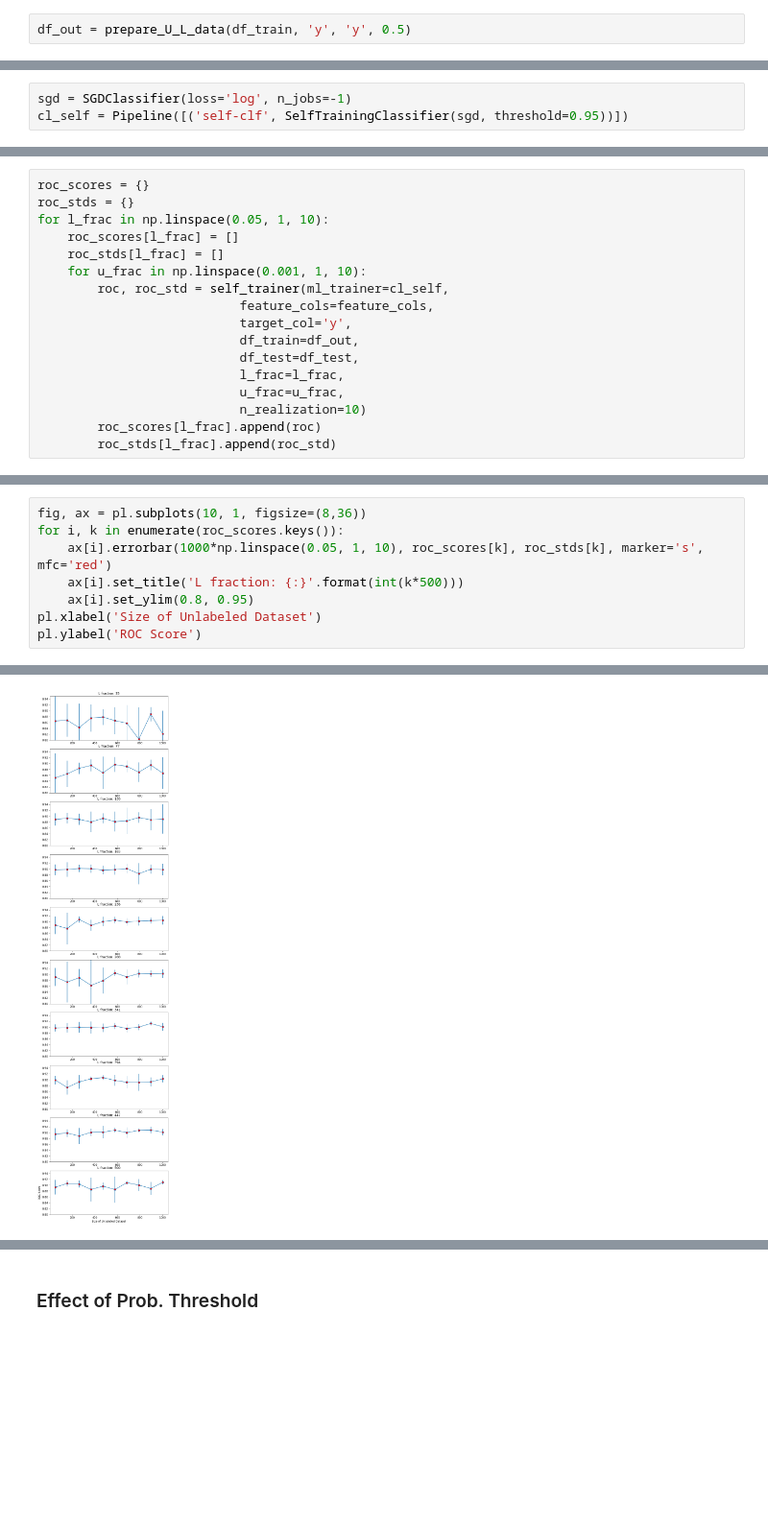
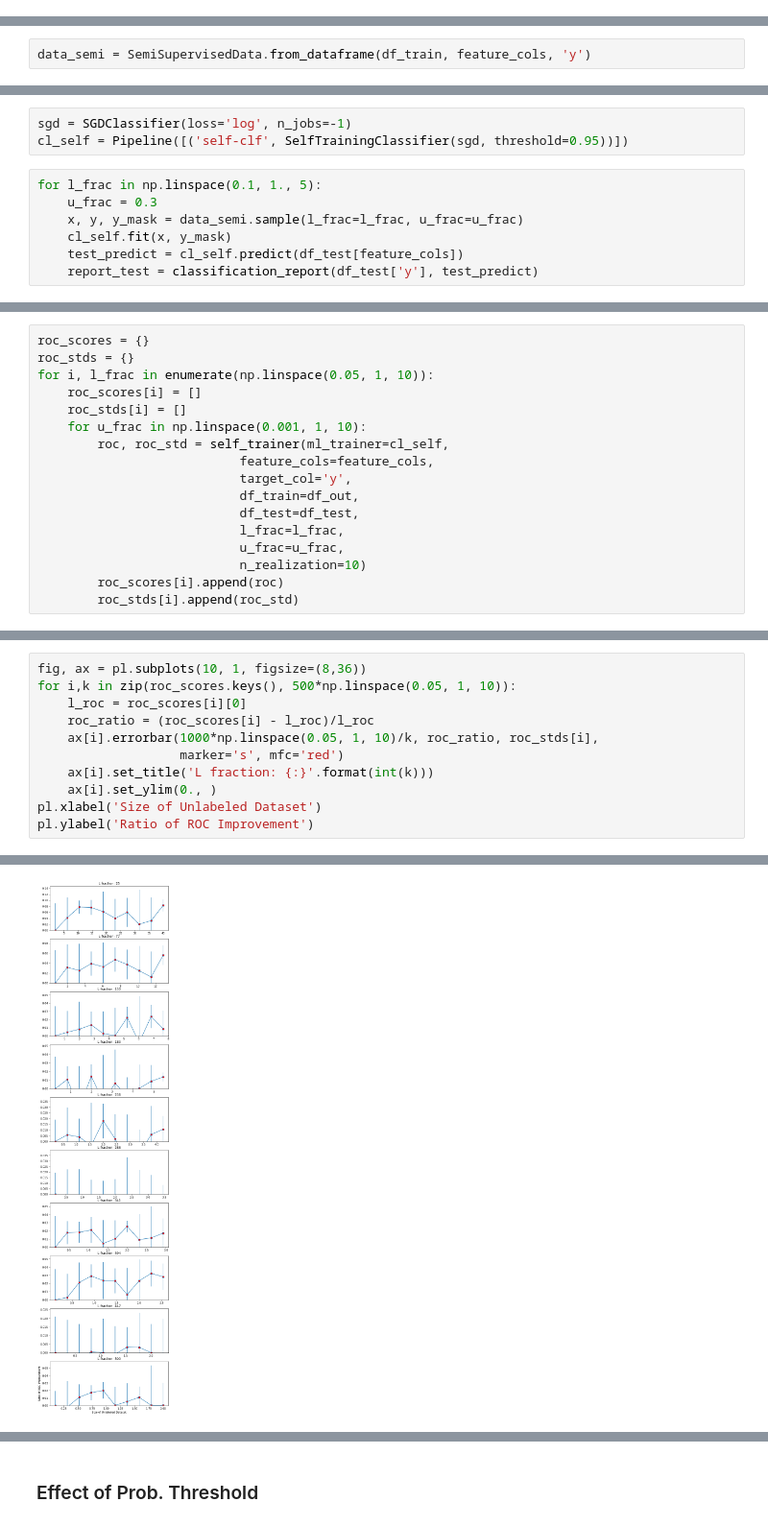
Before and after one commit to khroushan/semi-supervised-ml, a Jupyter notebook: notebooks/20_gaussian_data.ipynb, the cells around one changed output, grey strips where cells are left out. Shown at 96% size. Cells and saved outputs as stored; diff of their text form; blank space fills up the shorter version.

```diff
--- a/notebooks/20_gaussian_data.ipynb
+++ b/notebooks/20_gaussian_data.ipynb
@@ -119,2 +54,0 @@ def self_trainer(ml_trainer,
-# %%
-df_out = prepare_U_L_data(df_train, 'y', 'y', 0.5)
@@ -130,0 +57,2 @@ Name: y, dtype: int64
+# %%
+data_semi = SemiSupervisedData.from_dataframe(df_train, feature_cols, 'y')
@@ -131,3 +61,10 @@ Name: y, dtype: int64
 # %%
 sgd = SGDClassifier(loss='log', n_jobs=-1)
 cl_self = Pipeline([('self-clf', SelfTrainingClassifier(sgd, threshold=0.95))])
+# %%
+for l_frac in np.linspace(0.1, 1., 5):
+    u_frac = 0.3
+    x, y, y_mask = data_semi.sample(l_frac=l_frac, u_frac=u_frac)
+    cl_self.fit(x, y_mask)
+    test_predict = cl_self.predict(df_test[feature_cols])
+    report_test = classification_report(df_test['y'], test_predict)
@@ -134,9 +106,9 @@ cl_self = Pipeline([('self-clf', SelfTrainingClassifier(sgd, threshold=0.95))])
 # %%
 roc_scores = {}
 roc_stds = {}
-for l_frac in np.linspace(0.05, 1, 10):
-    roc_scores[l_frac] = []
-    roc_stds[l_frac] = []
+for i, l_frac in enumerate(np.linspace(0.05, 1, 10)):
+    roc_scores[i] = []
+    roc_stds[i] = []
     for u_frac in np.linspace(0.001, 1, 10):
         roc, roc_std = self_trainer(ml_trainer=cl_self,
                            feature_cols=feature_cols,
@@ -146,5 +118,5 @@ for l_frac in np.linspace(0.05, 1, 10):
                            l_frac=l_frac,
                            u_frac=u_frac,
                            n_realization=10)
-        roc_scores[l_frac].append(roc)
-        roc_stds[l_frac].append(roc_std)
+        roc_scores[i].append(roc)
+        roc_stds[i].append(roc_std)
@@ -151,9 +125,12 @@ for l_frac in np.linspace(0.05, 1, 10):
 # %%
 fig, ax = pl.subplots(10, 1, figsize=(8,36))
-for i, k in enumerate(roc_scores.keys()):
-    ax[i].errorbar(1000*np.linspace(0.05, 1, 10), roc_scores[k], roc_stds[k], marker='s', mfc='red')
-    ax[i].set_title('L fraction: {:}'.format(int(k*500)))
-    ax[i].set_ylim(0.8, 0.95)
+for i,k in zip(roc_scores.keys(), 500*np.linspace(0.05, 1, 10)):
+    l_roc = roc_scores[i][0]
+    roc_ratio = (roc_scores[i] - l_roc)/l_roc
+    ax[i].errorbar(1000*np.linspace(0.05, 1, 10)/k, roc_ratio, roc_stds[i],
+                   marker='s', mfc='red')
+    ax[i].set_title('L fraction: {:}'.format(int(k)))
+    ax[i].set_ylim(0., )
 pl.xlabel('Size of Unlabeled Dataset')
-pl.ylabel('ROC Score')
+pl.ylabel('Ratio of ROC Improvement')
 # %% [output]
@@ -161,4 +138,4 @@ Text(0, 0.5, 'ROC Score')
-[figure, old version]
+[figure, new version]
 # %%
 fig, ax = pl.subplots(1, 1, figsize=(12,4))
 for i, k in enumerate(roc_scores.keys()):
```
Also changed, not shown: parts of 18 cells of this notebook.
